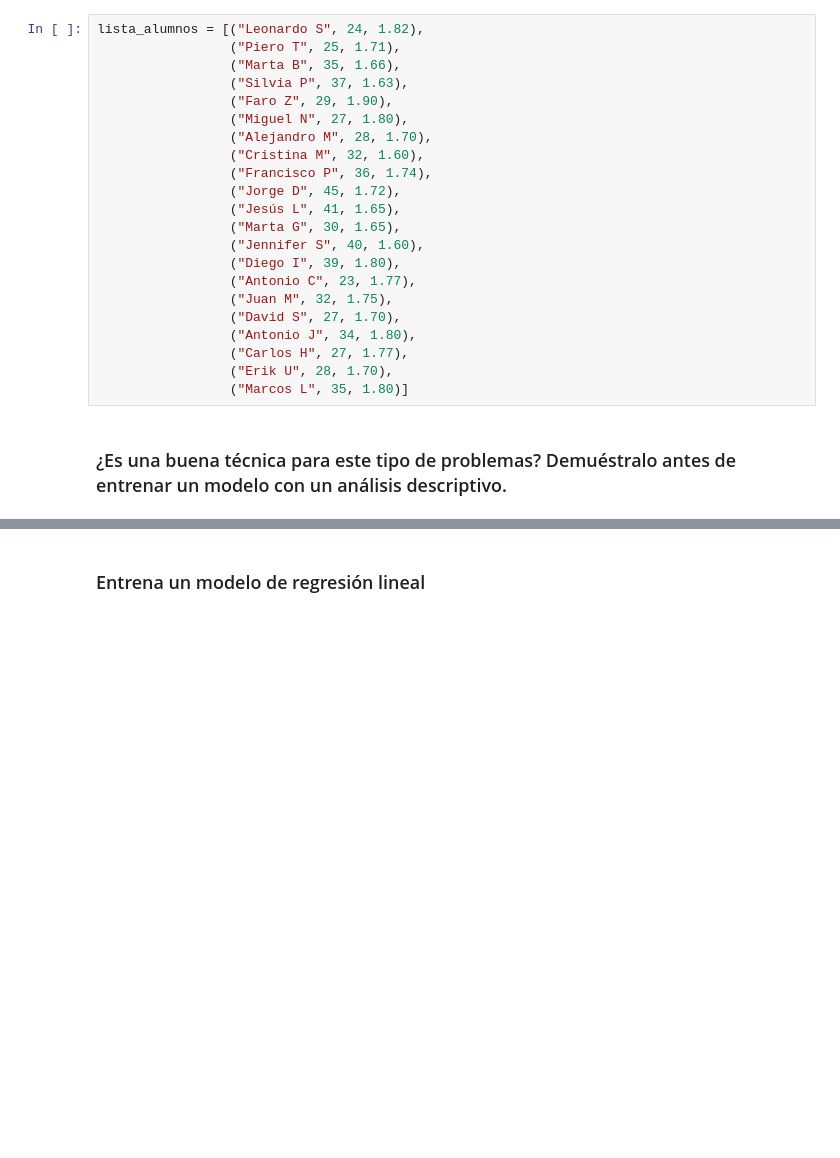
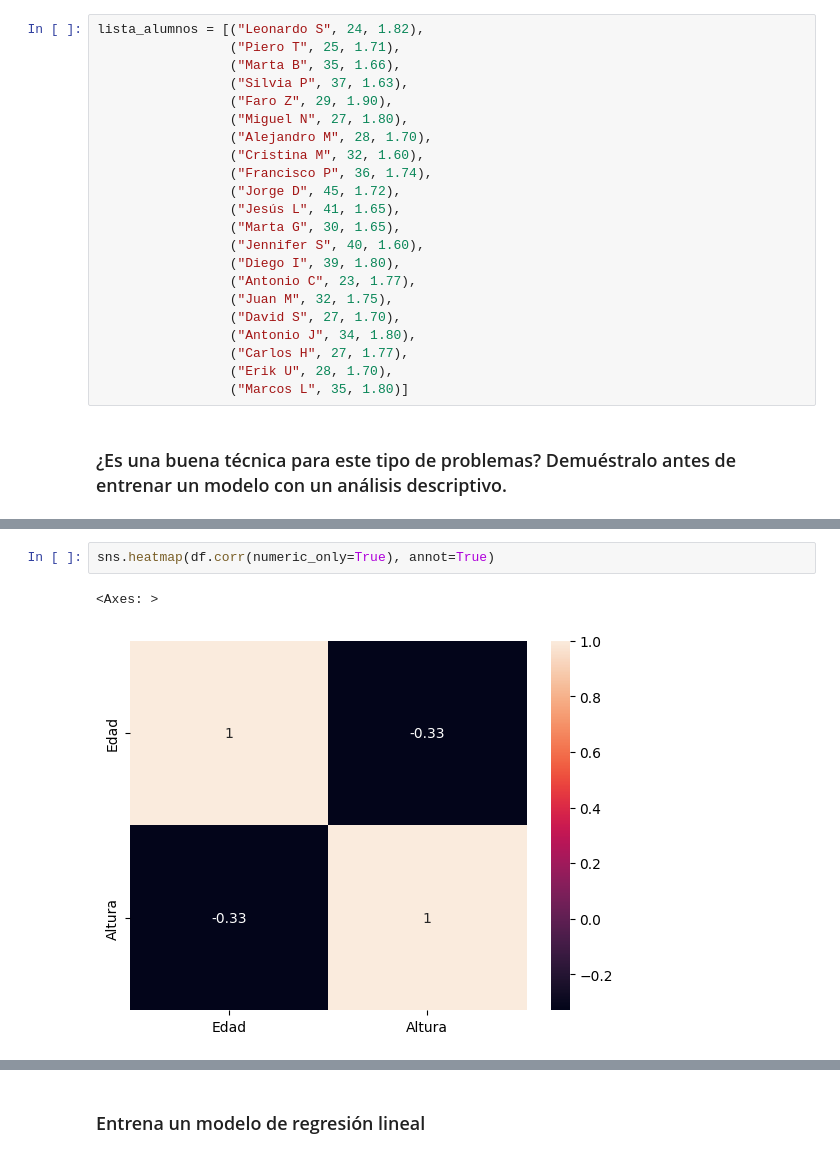
Before and after one commit to GeraFabiKu/2026-10-BILBAO-FT-Data-Science, a Jupyter notebook: 3-Machine_Learning/1-Supervisado/1-Regression/1-Linear_Regression/ejercicios/1 Height.ipynb, the cells around one changed output, grey strips where cells are left out. Drawn from its saved outputs; the diff is of its cells as text; blank space fills up the shorter version.

```diff
--- a/3-Machine_Learning/1-Supervisado/1-Regression/1-Linear_Regression/ejercicios/1 Height.ipynb
+++ b/3-Machine_Learning/1-Supervisado/1-Regression/1-Linear_Regression/ejercicios/1 Height.ipynb
@@ -32,0 +89,5 @@ lista_alumnos = [("Leonardo S", 24, 1.82),
+# %%
+sns.heatmap(df.corr(numeric_only=True), annot=True)
+# %% [output]
+<Axes: >
+[figure, added]
```
Also changed, not shown: parts of 23 cells of this notebook, 1 other file.
